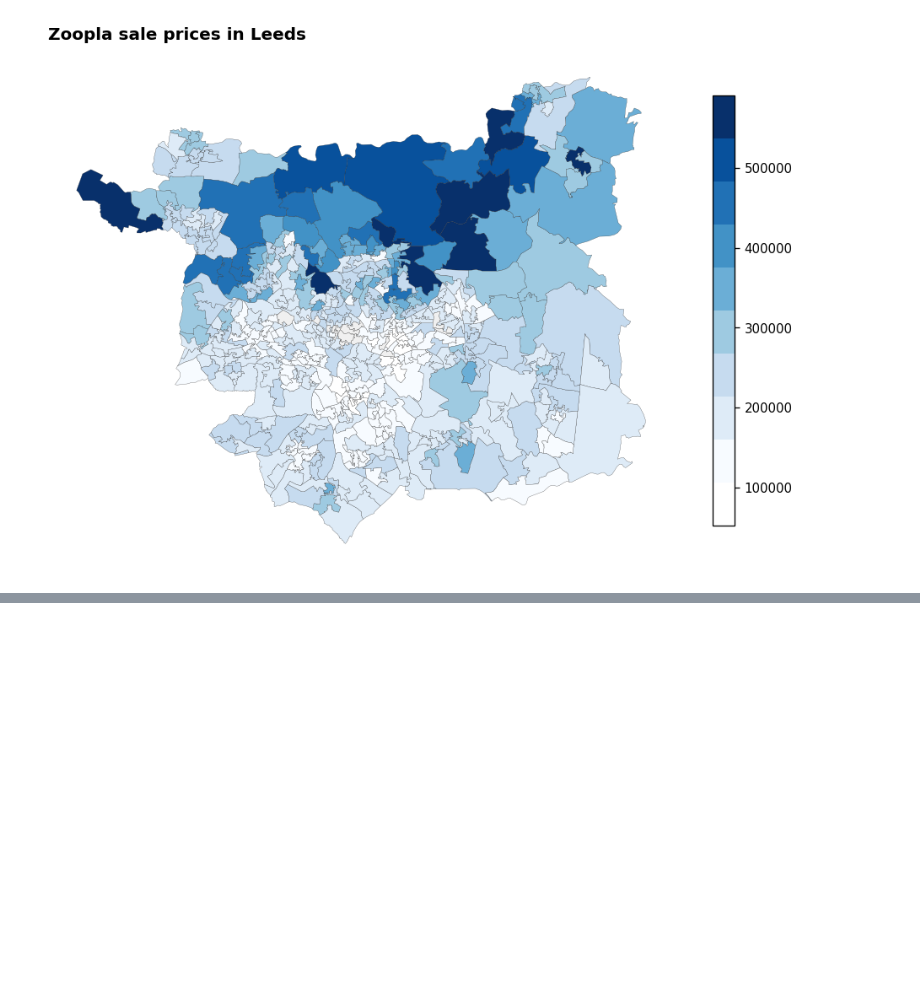
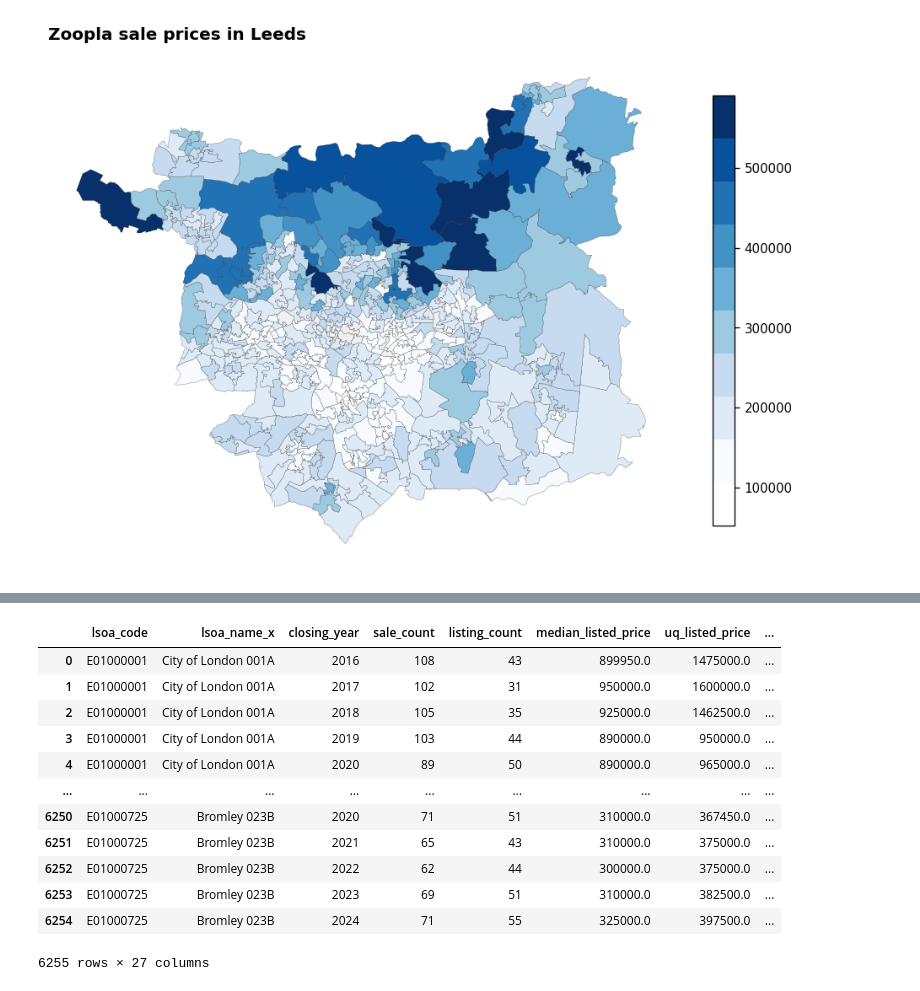
Before and after one commit to Leeds-HASP/digital-festival-2026, a Jupyter notebook: HASP_workshop.ipynb, the cells around one changed output, grey strips where cells are left out. Cells and saved outputs as stored; diff of their text form; code cells hidden in the pictures; blank space fills up the shorter version.

```diff
--- a/HASP_workshop.ipynb
+++ b/HASP_workshop.ipynb
@@ -639,0 +674,18 @@ area_zoopla.to_file("area_zoopla.geojson", driver="GeoJSON")
+# %%
+# merge sale df with lsoa reference to get district and region information
+sale_df_la = sale_df.merge(lsoa_ref, on='lsoa_code', how='inner')
+sale_df_la
+# %% [output]
+|  | lsoa_code | lsoa_name_x | closing_year | sale_count | listing_count | median_listed_price | uq_listed_price | ... |
+| 0 | E01000001 | City of London 001A | 2016 | 108 | 43 | 899950.0 | 1475000.0 | ... |
+| 1 | E01000001 | City of London 001A | 2017 | 102 | 31 | 950000.0 | 1600000.0 | ... |
+| 2 | E01000001 | City of London 001A | 2018 | 105 | 35 | 925000.0 | 1462500.0 | ... |
+| 3 | E01000001 | City of London 001A | 2019 | 103 | 44 | 890000.0 | 950000.0 | ... |
+| 4 | E01000001 | City of London 001A | 2020 | 89 | 50 | 890000.0 | 965000.0 | ... |
+| ... | ... | ... | ... | ... | ... | ... | ... | ... |
+| 6250 | E01000725 | Bromley 023B | 2020 | 71 | 51 | 310000.0 | 367450.0 | ... |
+| 6251 | E01000725 | Bromley 023B | 2021 | 65 | 43 | 310000.0 | 375000.0 | ... |
+| 6252 | E01000725 | Bromley 023B | 2022 | 62 | 44 | 300000.0 | 375000.0 | ... |
+| 6253 | E01000725 | Bromley 023B | 2023 | 69 | 51 | 310000.0 | 382500.0 | ... |
+| 6254 | E01000725 | Bromley 023B | 2024 | 71 | 55 | 325000.0 | 397500.0 | ... |
+6255 rows × 27 columns
```
Also changed, not shown: parts of 12 cells of this notebook.
